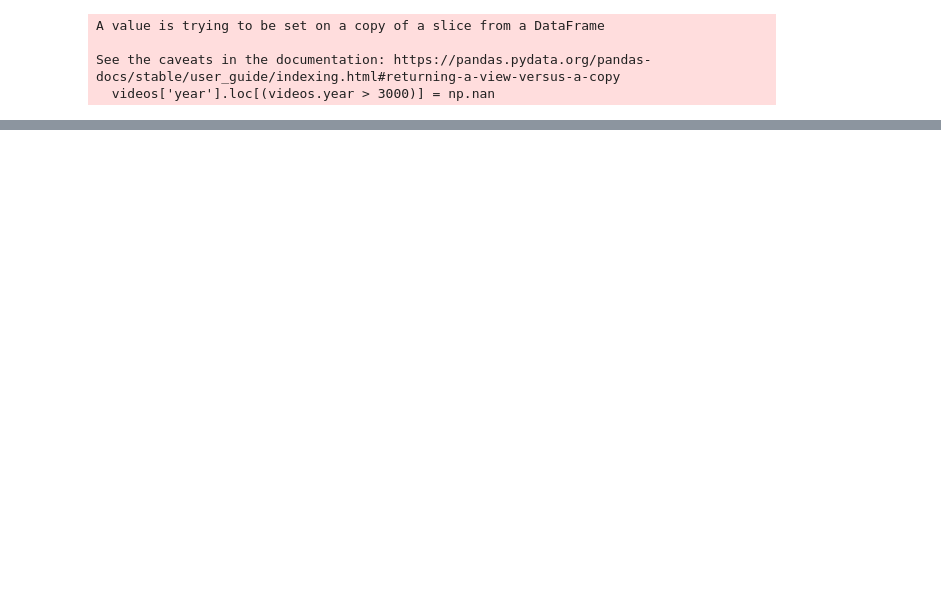
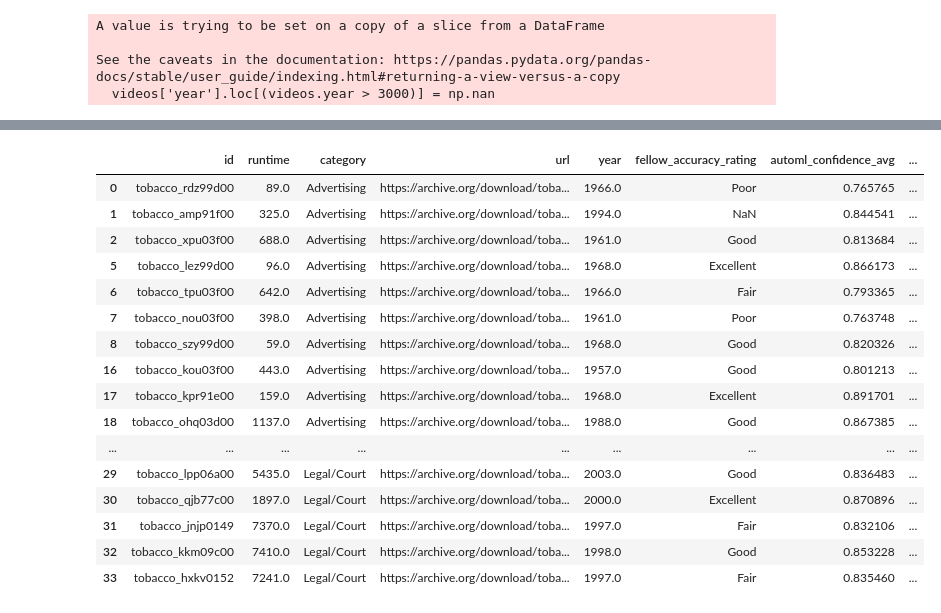
Before and after one commit to geoffswc/Internet-Archives-Transcripts, a Jupyter notebook: transcript_accuracy_assessment.ipynb, the cells around one changed output, grey strips where cells are left out. Drawn from its saved outputs; the diff is of its cells as text; code cells hidden in the pictures; blank space fills up the shorter version.

```diff
--- a/transcript_accuracy_assessment.ipynb
+++ b/transcript_accuracy_assessment.ipynb
@@ -162,0 +138,20 @@ videos.corr()
+# %%
+videos
+# %% [output]
+|  | id | runtime | category | url | year | fellow_accuracy_rating | automl_confidence_avg | ... |
+| 0 | tobacco_rdz99d00 | 89.0 | Advertising | https://archive.org/download/toba... | 1966.0 | Poor | 0.765765 | ... |
+| 1 | tobacco_amp91f00 | 325.0 | Advertising | https://archive.org/download/toba... | 1994.0 | NaN | 0.844541 | ... |
+| 2 | tobacco_xpu03f00 | 688.0 | Advertising | https://archive.org/download/toba... | 1961.0 | Good | 0.813684 | ... |
+| 5 | tobacco_lez99d00 | 96.0 | Advertising | https://archive.org/download/toba... | 1968.0 | Excellent | 0.866173 | ... |
+| 6 | tobacco_tpu03f00 | 642.0 | Advertising | https://archive.org/download/toba... | 1966.0 | Fair | 0.793365 | ... |
+| 7 | tobacco_nou03f00 | 398.0 | Advertising | https://archive.org/download/toba... | 1961.0 | Poor | 0.763748 | ... |
+| 8 | tobacco_szy99d00 | 59.0 | Advertising | https://archive.org/download/toba... | 1968.0 | Good | 0.820326 | ... |
+| 16 | tobacco_kou03f00 | 443.0 | Advertising | https://archive.org/download/toba... | 1957.0 | Good | 0.801213 | ... |
+| 17 | tobacco_kpr91e00 | 159.0 | Advertising | https://archive.org/download/toba... | 1968.0 | Excellent | 0.891701 | ... |
+| 18 | tobacco_ohq03d00 | 1137.0 | Advertising | https://archive.org/download/toba... | 1988.0 | Good | 0.867385 | ... |
+| ... | ... | ... | ... | ... | ... | ... | ... | ... |
+| 29 | tobacco_lpp06a00 | 5435.0 | Legal/Court | https://archive.org/download/toba... | 2003.0 | Good | 0.836483 | ... |
+| 30 | tobacco_qjb77c00 | 1897.0 | Legal/Court | https://archive.org/download/toba... | 2000.0 | Excellent | 0.870896 | ... |
+| 31 | tobacco_jnjp0149 | 7370.0 | Legal/Court | https://archive.org/download/toba... | 1997.0 | Fair | 0.832106 | ... |
+| 32 | tobacco_kkm09c00 | 7410.0 | Legal/Court | https://archive.org/download/toba... | 1998.0 | Good | 0.853228 | ... |
+| 33 | tobacco_hxkv0152 | 7241.0 | Legal/Court | https://archive.org/download/toba... | 1997.0 | Fair | 0.835460 | ... |
```
Also changed, not shown: parts of 10 cells of this notebook, 1 other file.
